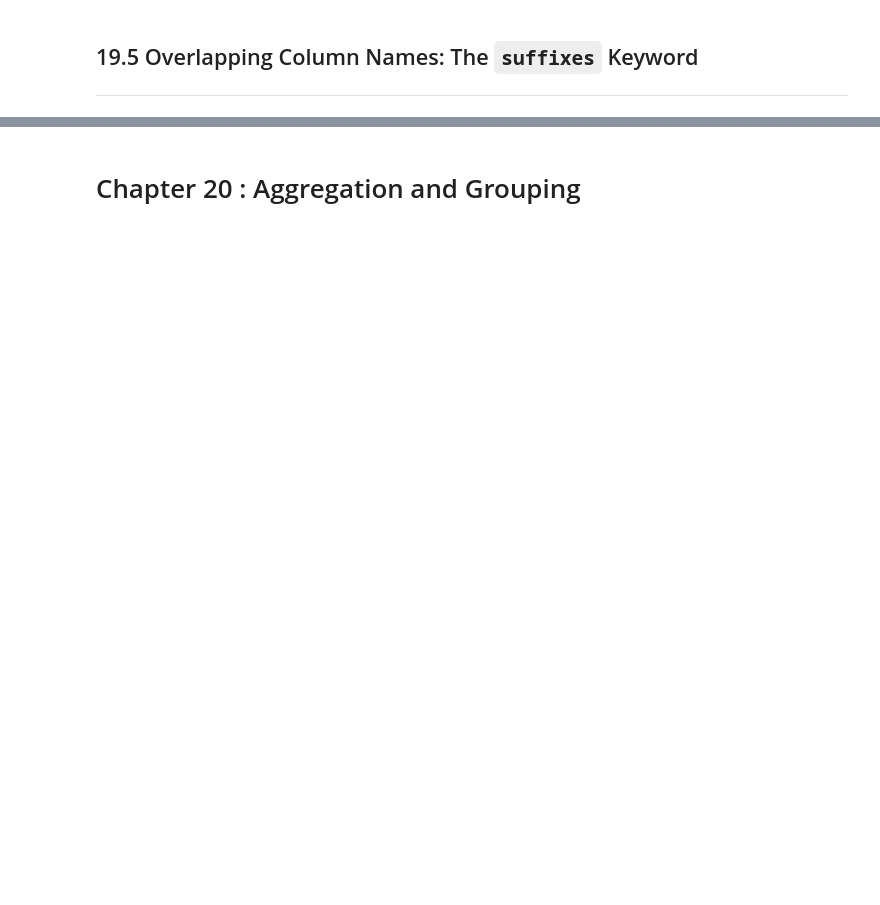
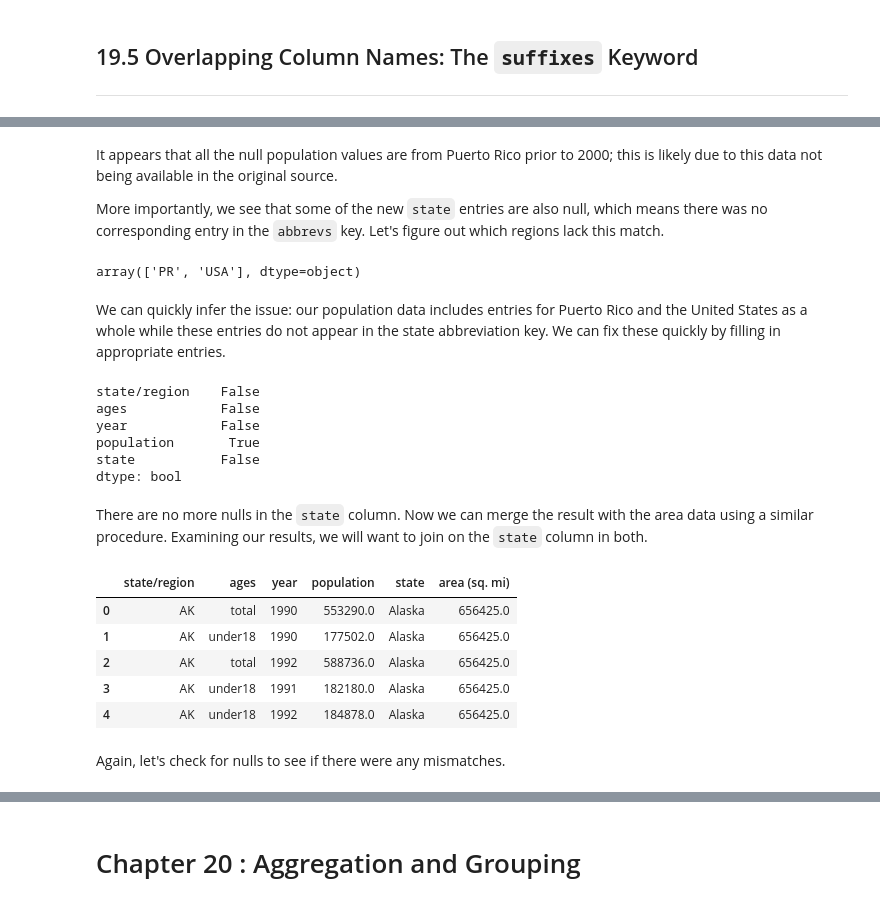
Before and after one commit to huymh/jupyter-notes, a Jupyter notebook: HB_2_Data_Manipulation.ipynb, the cells around one changed output, grey strips where cells are left out. Drawn from its saved outputs; the diff is of its cells as text; code cells hidden in the pictures; blank space fills up the shorter version.

```diff
--- a/HB_2_Data_Manipulation.ipynb
+++ b/HB_2_Data_Manipulation.ipynb
@@ -2001,0 +2385,6 @@ pd.concat([df5, df6.reindex(df5.columns, axis = 1)])
+# %%
+pop = pd.read_csv('state-population.csv')
+areas = pd.read_csv('state-areas.csv')
+abbrevs = pd.read_csv('state-abbrevs.csv')
+
+display('pop.head()', 'areas.head()', 'abbrevs.head()')
@@ -2001,0 +2417,5 @@ pd.concat([df5, df6.reindex(df5.columns, axis = 1)])
+# %%
+merged = pd.merge(pop, abbrevs, how='outer',
+                  left_on='state/region', right_on='abbreviation')
+merged = merged.drop('abbreviation', axis=1) # drop duplicate info
+merged.head()
@@ -2001,0 +2451,35 @@ pd.concat([df5, df6.reindex(df5.columns, axis = 1)])
+# %% [markdown]
+It appears that all the null population values are from Puerto Rico prior to 2000; this is likely due to this data not being available in the original source.
+
+More importantly, we see that some of the new `state` entries are also null, which means there was no corresponding entry in the `abbrevs` key. Let's figure out which regions lack this match.
+# %%
+merged.loc[merged['state'].isnull(), 'state/region'].unique()
+# %% [output]
+array(['PR', 'USA'], dtype=object)
+# %% [markdown]
+We can quickly infer the issue: our population data includes entries for Puerto Rico and the United States as a whole while these entries do not appear in the state abbreviation key. We can fix these quickly by filling in appropriate entries.
+# %%
+merged.loc[merged['state/region'] == 'PR', 'state'] = 'Puerto Rico'
+merged.loc[merged['state/region'] == 'USA', 'state'] = 'United States'
+merged.isnull().any()
+# %% [output]
+state/region    False
+ages            False
+year            False
+population       True
+state           False
+dtype: bool
+# %% [markdown]
+There are no more nulls in the `state` column. Now we can merge the result with the area data using a similar procedure. Examining our results, we will want to join on the `state` column in both.
+# %%
+final = pd.merge(merged, areas, on='state', how='left')
+final.head()
+# %% [output]
+|  | state/region | ages | year | population | state | area (sq. mi) |
+| 0 | AK | total | 1990 | 553290.0 | Alaska | 656425.0 |
+| 1 | AK | under18 | 1990 | 177502.0 | Alaska | 656425.0 |
+| 2 | AK | total | 1992 | 588736.0 | Alaska | 656425.0 |
+| 3 | AK | under18 | 1991 | 182180.0 | Alaska | 656425.0 |
+| 4 | AK | under18 | 1992 | 184878.0 | Alaska | 656425.0 |
+# %% [markdown]
+Again, let's check for nulls to see if there were any mismatches.
```
Also changed, not shown: parts of 71 cells of this notebook.
